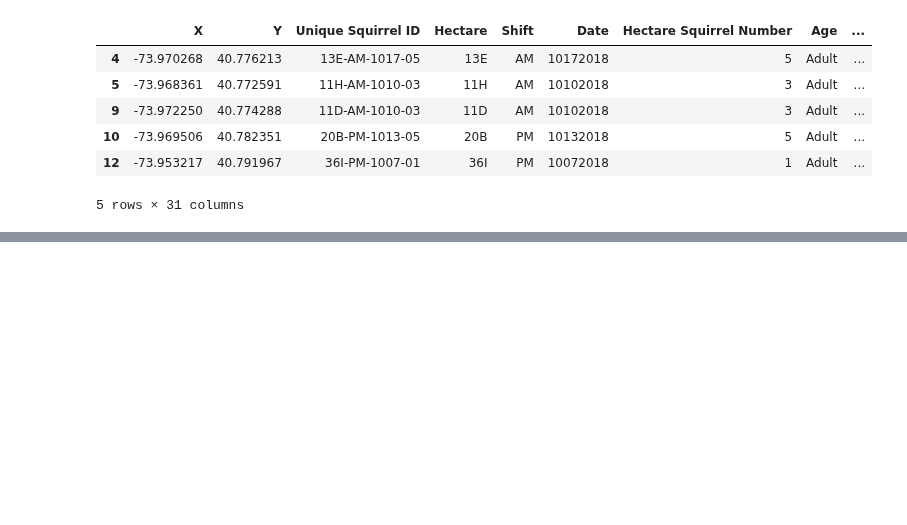
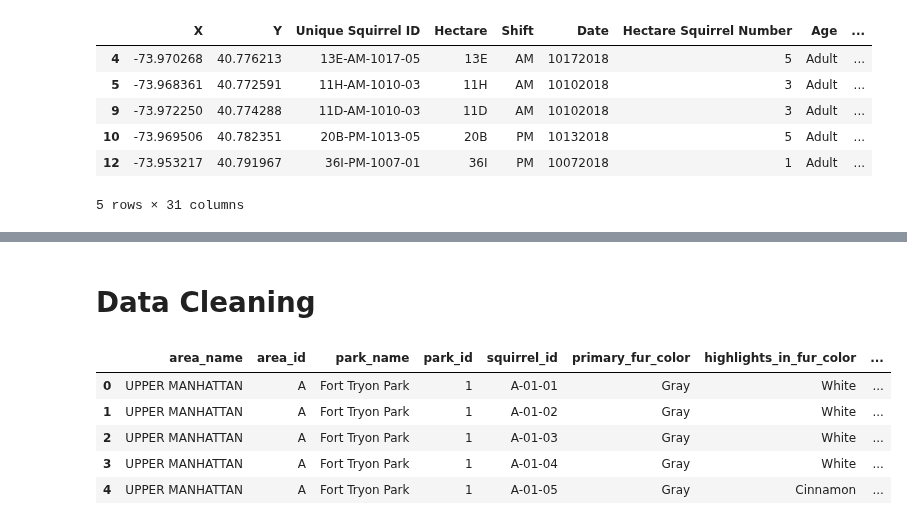
Before and after one commit to alyssahondrade/we-the-new-york-city-squirrels, a Jupyter notebook: squirrel_exploration.ipynb, the cells around one changed output, grey strips where cells are left out. Drawn from its saved outputs; the diff is of its cells as text; code cells hidden in the pictures; blank space fills up the shorter version.

Commit message:
added code for observations and renaming columns

```diff
--- a/squirrel_exploration.ipynb
+++ b/squirrel_exploration.ipynb
@@ -147,0 +205,34 @@ Unique "other interactions": 152
+# %% [markdown]
+# Data Cleaning
+# %%
+# Rename columns for 2020 dataset
+
+# Convert columns to a DataFrame
+cols_df = pd.DataFrame(s2020_nonull.columns, columns=["name"])
+
+# Define the regex pattern
+pattern = '\((.*?)\)' # \( and \) to escape brackets, *.? matches any character (non-newline) zero or more times
+
+new_columns = []
+for row in cols_df["name"]:
+    stripped_row = re.findall(pattern, row)
+
+    # Remove the brackets and content
+    if len(stripped_row) > 0:
+        remove_substring = f' ({stripped_row[0].strip("[]")})'
+        row = row.strip(remove_substring)
+
+    # Use underscore and cast to lowercase
+    new_columns.append(row.replace(" ", "_").lower())
+
+# Update the columns
+s2020_nonull.columns = new_columns
+
+s2020_nonull.head()
+# %% [output]
+|  | area_name | area_id | park_name | park_id | squirrel_id | primary_fur_color | highlights_in_fur_color | ... |
+| 0 | UPPER MANHATTAN | A | Fort Tryon Park | 1 | A-01-01 | Gray | White | ... |
+| 1 | UPPER MANHATTAN | A | Fort Tryon Park | 1 | A-01-02 | Gray | White | ... |
+| 2 | UPPER MANHATTAN | A | Fort Tryon Park | 1 | A-01-03 | Gray | White | ... |
+| 3 | UPPER MANHATTAN | A | Fort Tryon Park | 1 | A-01-04 | Gray | White | ... |
+| 4 | UPPER MANHATTAN | A | Fort Tryon Park | 1 | A-01-05 | Gray | Cinnamon | ... |
```
Also changed, not shown: parts of 13 cells of this notebook.
